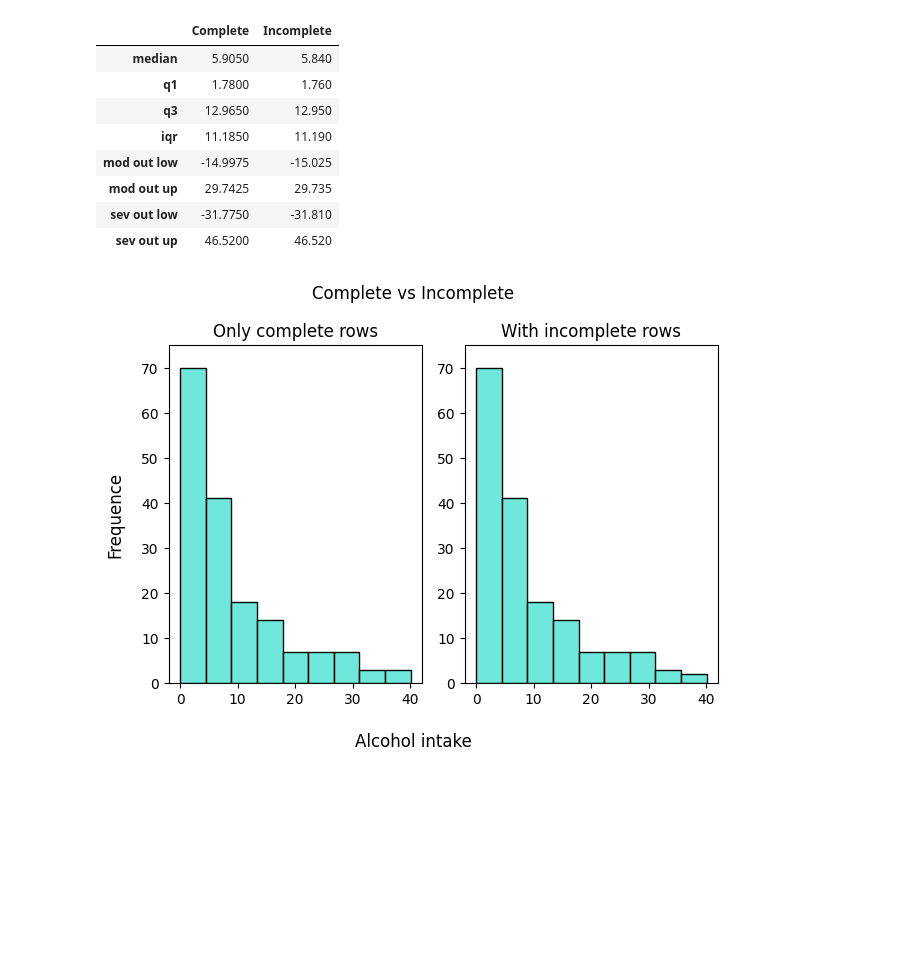
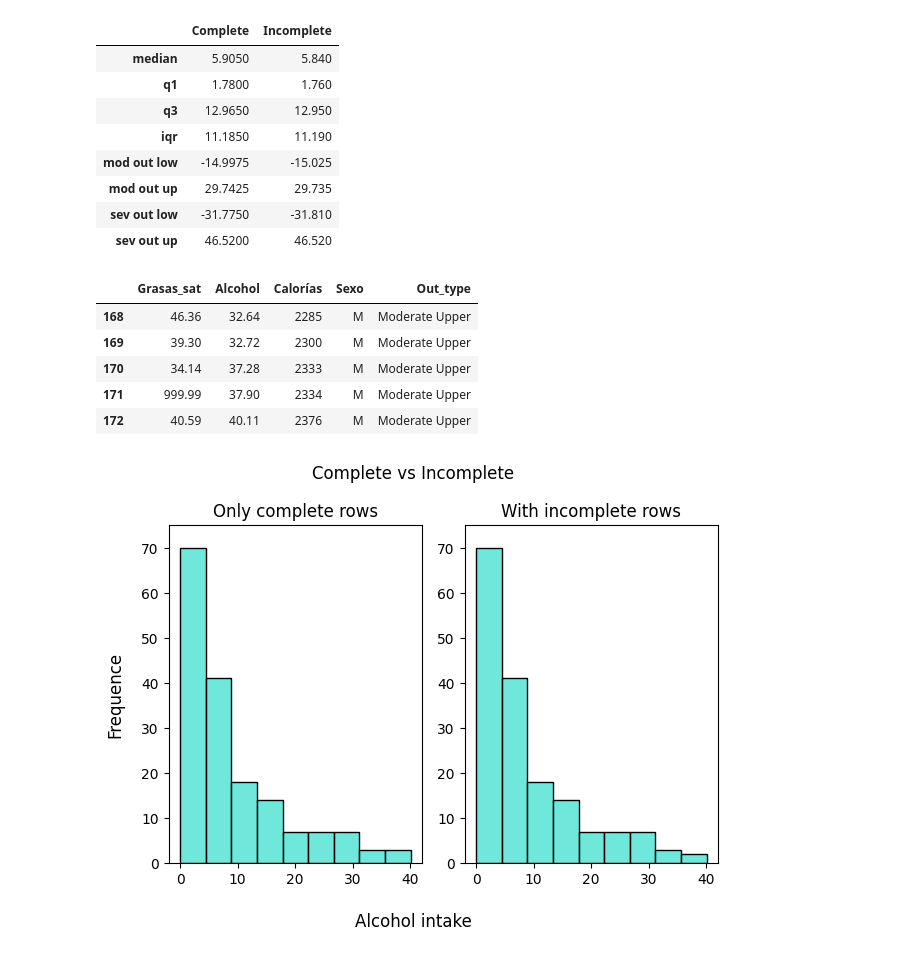
Before and after one commit to prausela/nutri-stats, a Jupyter notebook: main.ipynb, the cells around one changed output. Drawn from its saved outputs; the diff is of its cells as text; code cells hidden in the pictures; blank space fills up the shorter version.

Commit message:
Add outliers for BoxPlots

```diff
--- a/main.ipynb
+++ b/main.ipynb
@@ -176,3 +192,17 @@ def df_normal_stats(df):
 def df_iqr(df):
     quartiles = df.quantile(q=[0.25, 0.75])
     return quartiles.iloc[1] - quartiles.iloc[0]
+# %%
+def df_outliers(df, df_var):
+    iqr = df_iqr(df[[df_var]]).iloc[0]
+    q1 = df[[df_var]].quantile(q=[0.25]).iloc[0].iloc[0]
+    q3 = df[[df_var]].quantile(q=[0.75]).iloc[0].iloc[0]
+    sev_out_up = df[df[df_var] > q3 + 3*iqr].copy()
+    sev_out_up['Out_type'] = "Severe Upper"
+    mod_out_up = df[(df[df_var] > q3 + 1.5*iqr) & (df[df_var] <= q3 + 3*iqr) ].copy()
+    mod_out_up['Out_type'] = "Moderate Upper"
+    mod_out_low = df[(df[df_var] < q1 - 1.5*iqr) & (df[df_var] >= q1 - 3*iqr) ].copy()
+    mod_out_low['Out_type'] = "Moderate Lower"
+    sev_out_low = df[df[df_var] < q1 - 3*iqr].copy()
+    sev_out_low['Out_type'] = "Severe Lower"
+    return pd.concat([sev_out_up, mod_out_up, mod_out_low, sev_out_low])
@@ -296,6 +341,17 @@ df_to_compare_dist_percentile_stats(alcohol_df[[ALCOHOL]], nm_df[[ALCOHOL]])
 | mod out up | 29.7425 | 29.735 |
 | sev out low | -31.7750 | -31.810 |
 | sev out up | 46.5200 | 46.520 |
+# %%
+alcohol_df_out = df_outliers(df, ALCOHOL)
+alcohol_df_out = alcohol_df_out[alcohol_df_out[ALCOHOL] != MISSING_VAL]
+alcohol_df_out
+# %% [output]
+|  | Grasas_sat | Alcohol | Calorías | Sexo | Out_type |
+| 168 | 46.36 | 32.64 | 2285 | M | Moderate Upper |
+| 169 | 39.30 | 32.72 | 2300 | M | Moderate Upper |
+| 170 | 34.14 | 37.28 | 2333 | M | Moderate Upper |
+| 171 | 999.99 | 37.90 | 2334 | M | Moderate Upper |
+| 172 | 40.59 | 40.11 | 2376 | M | Moderate Upper |
 # %%
 figure, axis = plt.subplots(1, 2)
 sns.histplot(x=ALCOHOL, data=alcohol_df,         ax=axis[0], color="turquoise", bins=(math.ceil(math.log2(alcohol_df.shape[0]))+1))
```
Also changed, not shown: parts of 7 cells of this notebook.
